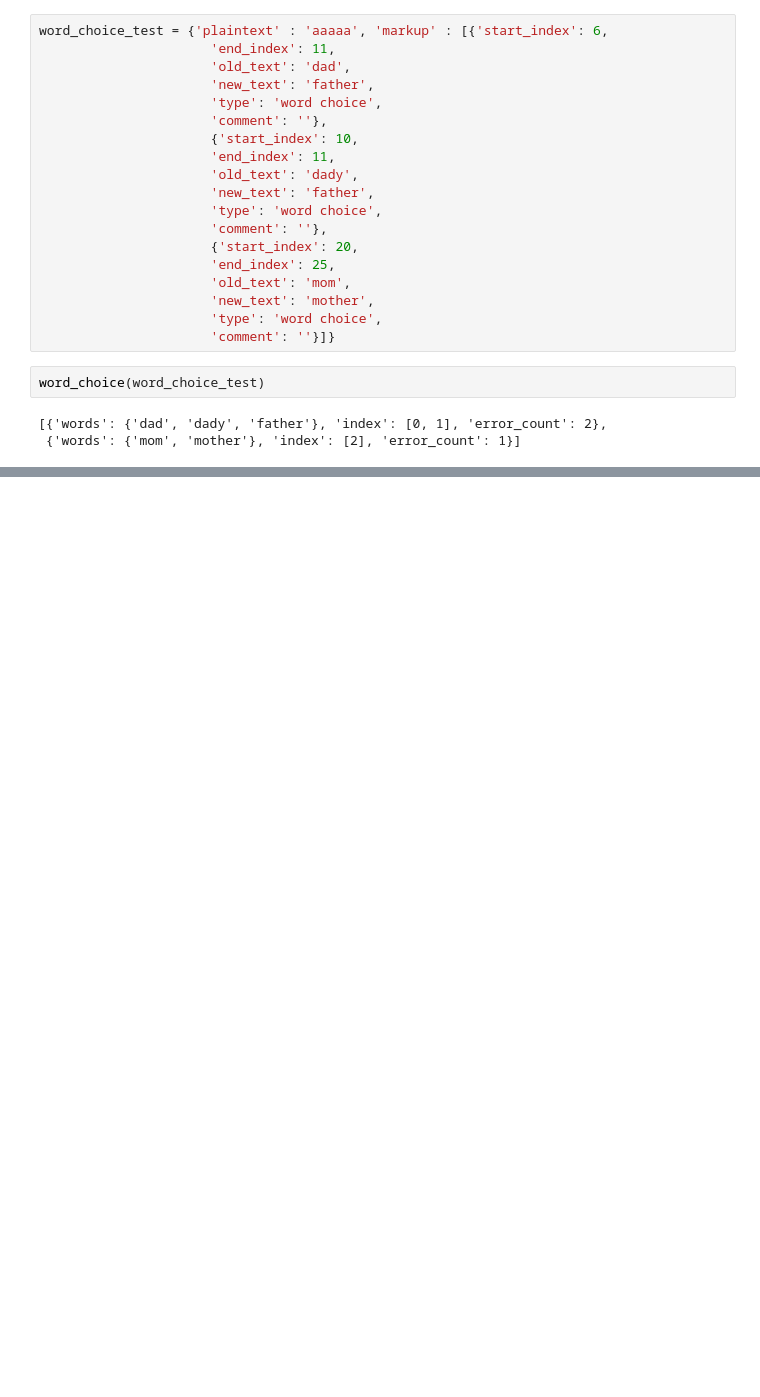
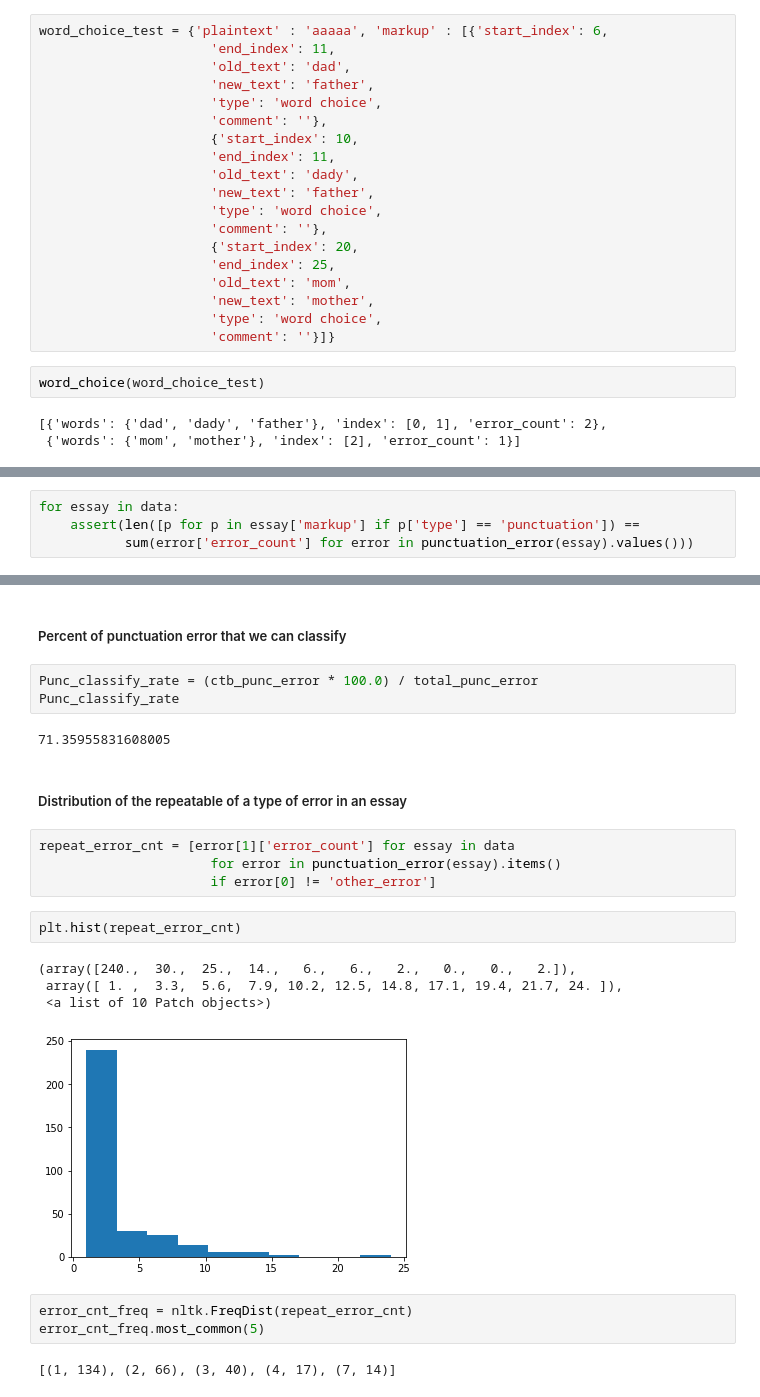
Before and after one commit to Teja0110/Similar-Error, a Jupyter notebook: Program.ipynb, the cells around one changed output, grey strips where cells are left out. Cells and saved outputs as stored; diff of their text form; blank space fills up the shorter version.

```diff
--- a/Program.ipynb
+++ b/Program.ipynb
@@ -112,0 +375,4 @@ word_choice(word_choice_test)
+# %%
+for essay in data:
+    assert(len([p for p in essay['markup'] if p['type'] == 'punctuation']) ==
+           sum(error['error_count'] for error in punctuation_error(essay).values()))
@@ -112,0 +399,25 @@ word_choice(word_choice_test)
+# %% [markdown]
+##### Percent of punctuation error that we can classify
+# %%
+Punc_classify_rate = (ctb_punc_error * 100.0) / total_punc_error
+Punc_classify_rate
+# %% [output]
+71.35955831608005
+# %% [markdown]
+##### Distribution of the repeatable of a type of error in an essay
+# %%
+repeat_error_cnt = [error[1]['error_count'] for essay in data
+                      for error in punctuation_error(essay).items()
+                      if error[0] != 'other_error']
+# %%
+plt.hist(repeat_error_cnt)
+# %% [output]
+(array([240.,  30.,  25.,  14.,   6.,   6.,   2.,   0.,   0.,   2.]),
+ array([ 1. ,  3.3,  5.6,  7.9, 10.2, 12.5, 14.8, 17.1, 19.4, 21.7, 24. ]),
+ <a list of 10 Patch objects>)
+[figure, added]
+# %%
+error_cnt_freq = nltk.FreqDist(repeat_error_cnt)
+error_cnt_freq.most_common(5)
+# %% [output]
+[(1, 134), (2, 66), (3, 40), (4, 17), (7, 14)]
```
Also changed, not shown: parts of 38 cells of this notebook.
